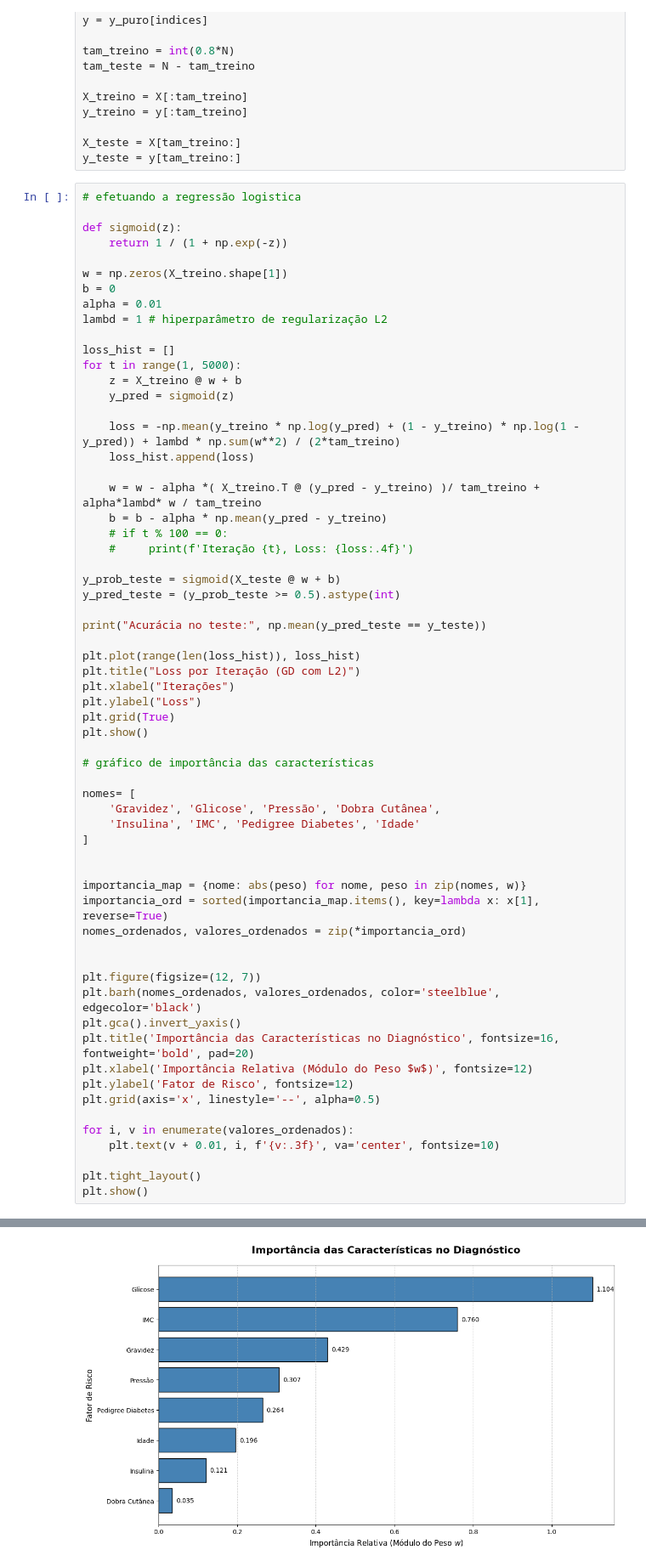
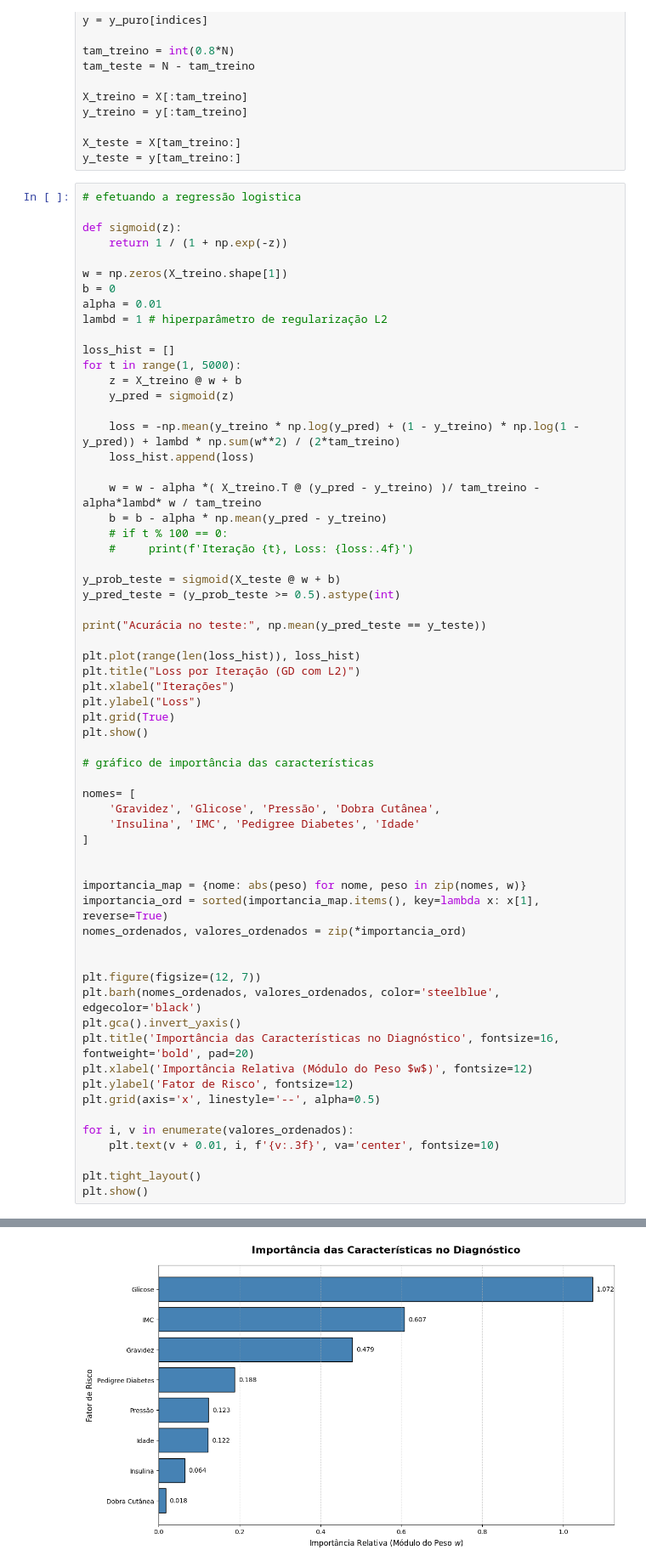
Before and after one commit to levifb/MachineLearning, a Jupyter notebook: projeto diabetes - regressão logística/modelo.ipynb, the cells around one changed output, grey strips where cells are left out. Shown at 85% size. Cells and saved outputs as stored; diff of their text form.

```diff
--- a/projeto diabetes - regressão logística/modelo.ipynb
+++ b/projeto diabetes - regressão logística/modelo.ipynb
@@ -59,7 +59,7 @@ for t in range(1, 5000):
     loss = -np.mean(y_treino * np.log(y_pred) + (1 - y_treino) * np.log(1 - y_pred)) + lambd * np.sum(w**2) / (2*tam_treino)
     loss_hist.append(loss)
 
-    w = w - alpha *( X_treino.T @ (y_pred - y_treino) )/ tam_treino + alpha*lambd* w / tam_treino
+    w = w - alpha *( X_treino.T @ (y_pred - y_treino) )/ tam_treino - alpha*lambd* w / tam_treino
     b = b - alpha * np.mean(y_pred - y_treino)
     # if t % 100 == 0:
     #     print(f'Iteração {t}, Loss: {loss:.4f}')
@@ -111 +108 @@ F1-Score: 0.6170
-[figure, old version]
+[figure, new version]
```
Also changed, not shown: parts of 1 cell of this notebook, 3 other files.
